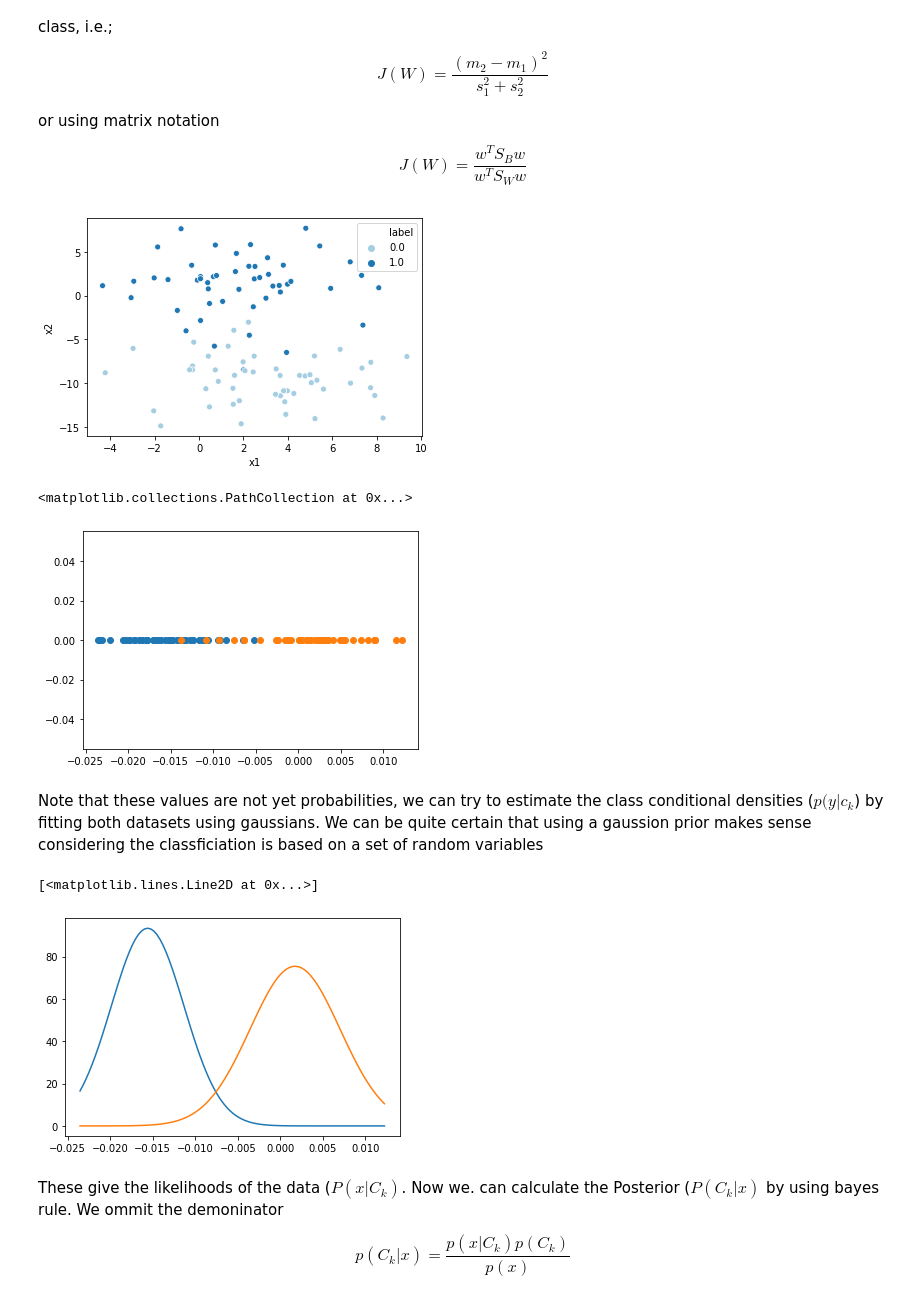
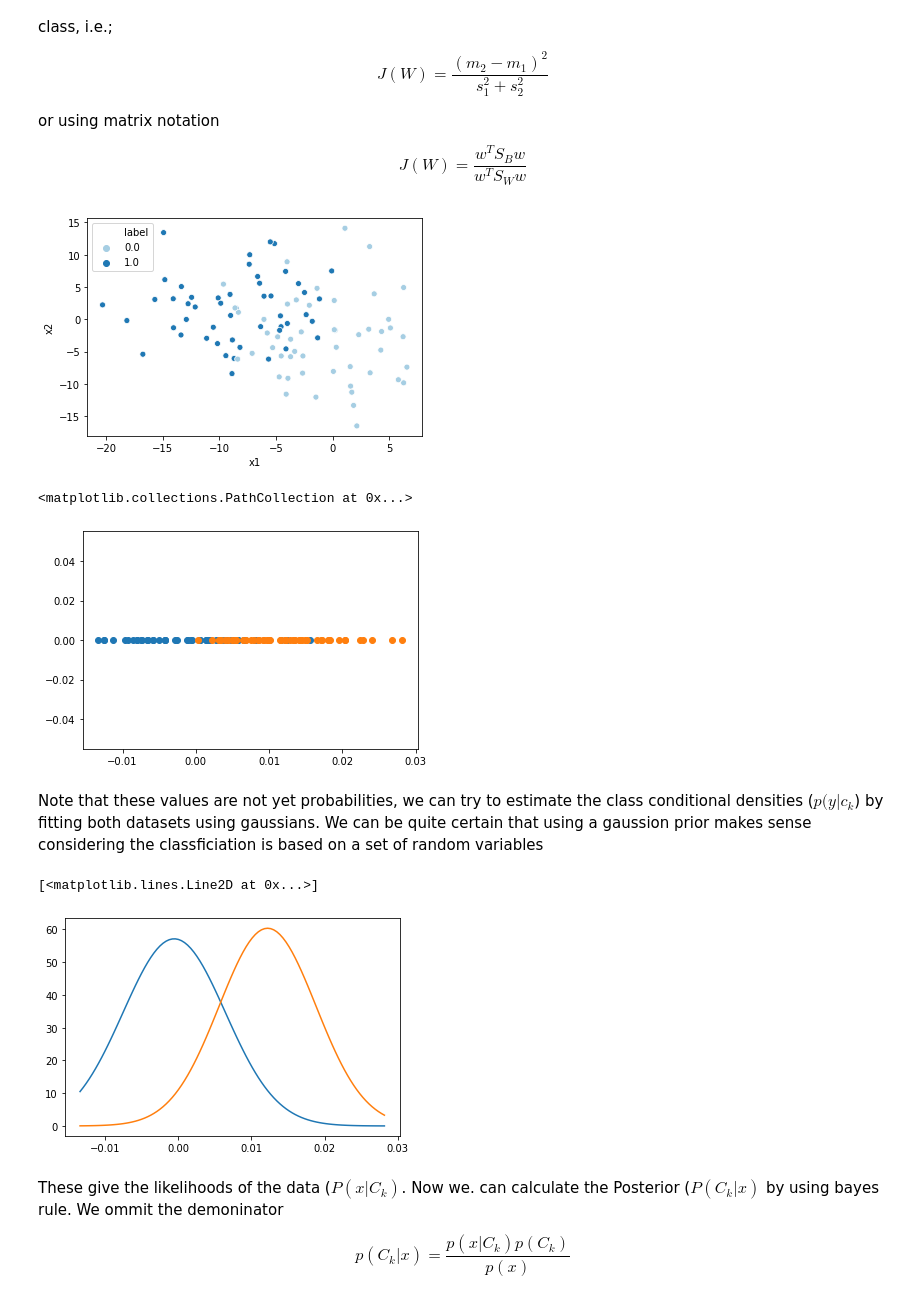
Before and after one commit to wouterMostard/PRML, a Jupyter notebook: Chapter 4 Linear Models for classification.ipynb, the cells around one changed output. Cells and saved outputs as stored; diff of their text form; code cells hidden in the pictures.

```diff
--- a/Chapter 4 Linear Models for classification.ipynb
+++ b/Chapter 4 Linear Models for classification.ipynb
@@ -98,15 +94,15 @@ $$
     J(W) = \frac{w^TS_Bw}{w^TS_Ww}
 $$
 # %%
-X, y = make_blobs(n_samples=100, n_features=2, centers=2, cluster_std=3)
+X, y = make_blobs(n_samples=100, n_features=2, centers=2, cluster_std=5)
 
 df = pd.DataFrame(np.concatenate([X, y.reshape(-1, 1)], axis=1))
 df.columns = ['x1', 'x2', 'label']
 
 sns.scatterplot(x='x1', y='x2', hue='label', data=df, palette="Paired")
 plt.show()
 # %% [output]
-[figure, old version]
+[figure, new version]
 # %%
 c1 = X[y == 0]
 c2 = X[y == 1]
@@ -124,11 +120,11 @@ w = np.linalg.inv(s_w) @ (m2 - m1)
 preds_c1 = w.T @ c1.T # We have now performed dimensionality reduction by mapping all the input vectors to a number
 preds_c2 = w.T @ c2.T # We have now performed dimensionality reduction by mapping all the input vectors to a number
 # %%
-plt.scatter(preds_c1, np.zeros(predictions.size)) # Plotting the Fisher discriminant
-plt.scatter(preds_c2, np.zeros(predictions.size))
+plt.scatter(preds_c1, np.zeros(preds_c1.size)) # Plotting the Fisher discriminant
+plt.scatter(preds_c2, np.zeros(preds_c2.size))
 # %% [output]
 <matplotlib.collections.PathCollection at 0x...>
-[figure, old version]
+[figure, new version]
 # %% [markdown]
 Note that these values are not yet probabilities, we can try to estimate the class conditional densities ($p(y|c_k$) by fitting both datasets using gaussians. We can be quite certain that using a gaussion prior makes sense considering the classficiation is based on a set of random variables
 # %%
@@ -151,7 +147,7 @@ plt.plot(range_, norm1.pdf(range_))
 plt.plot(range_, norm2.pdf(range_))
 # %% [output]
 [<matplotlib.lines.Line2D at 0x...>]
-[figure, old version]
+[figure, new version]
 # %% [markdown]
 These give the likelihoods of the data ($P(x | C_k)$. Now we. can calculate the Posterior ($P(C_k | x)$ by using bayes rule. We ommit the demoninator
 
```
Also changed, not shown: parts of 12 cells of this notebook.
